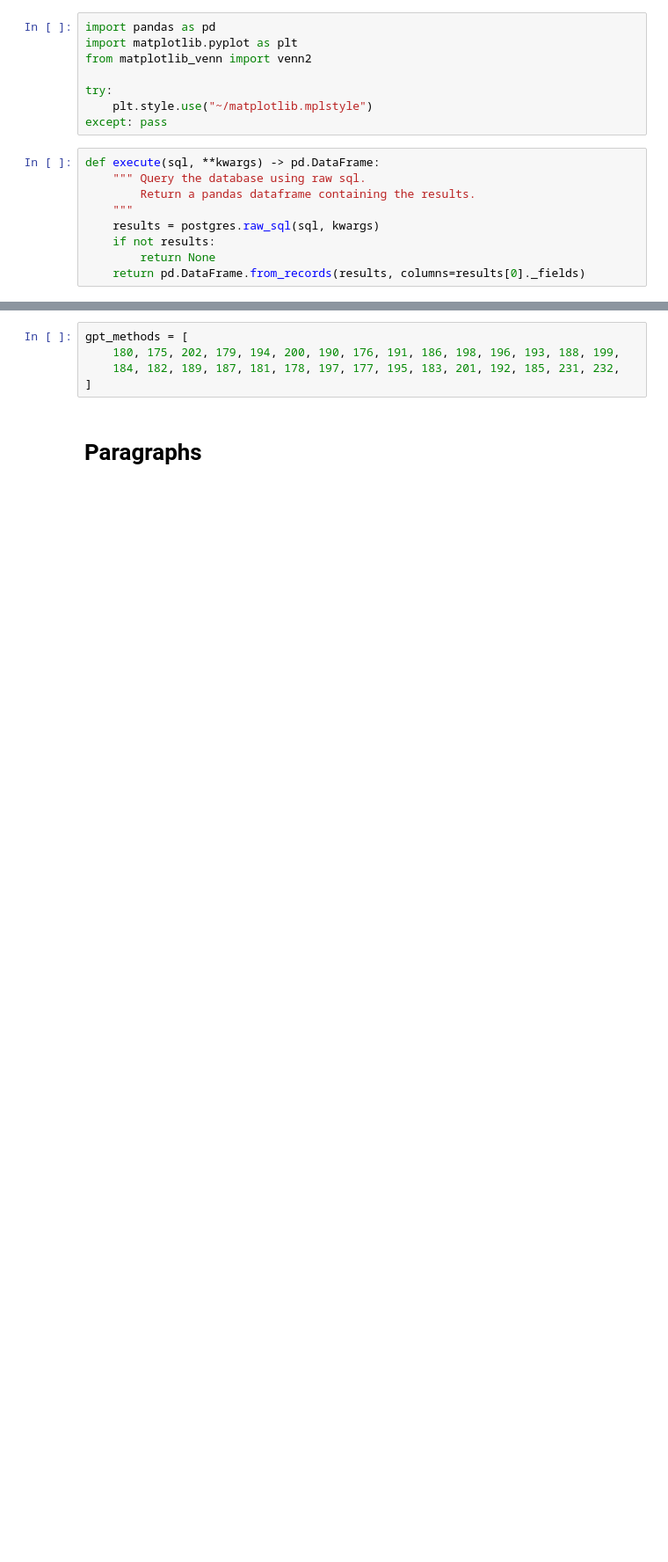
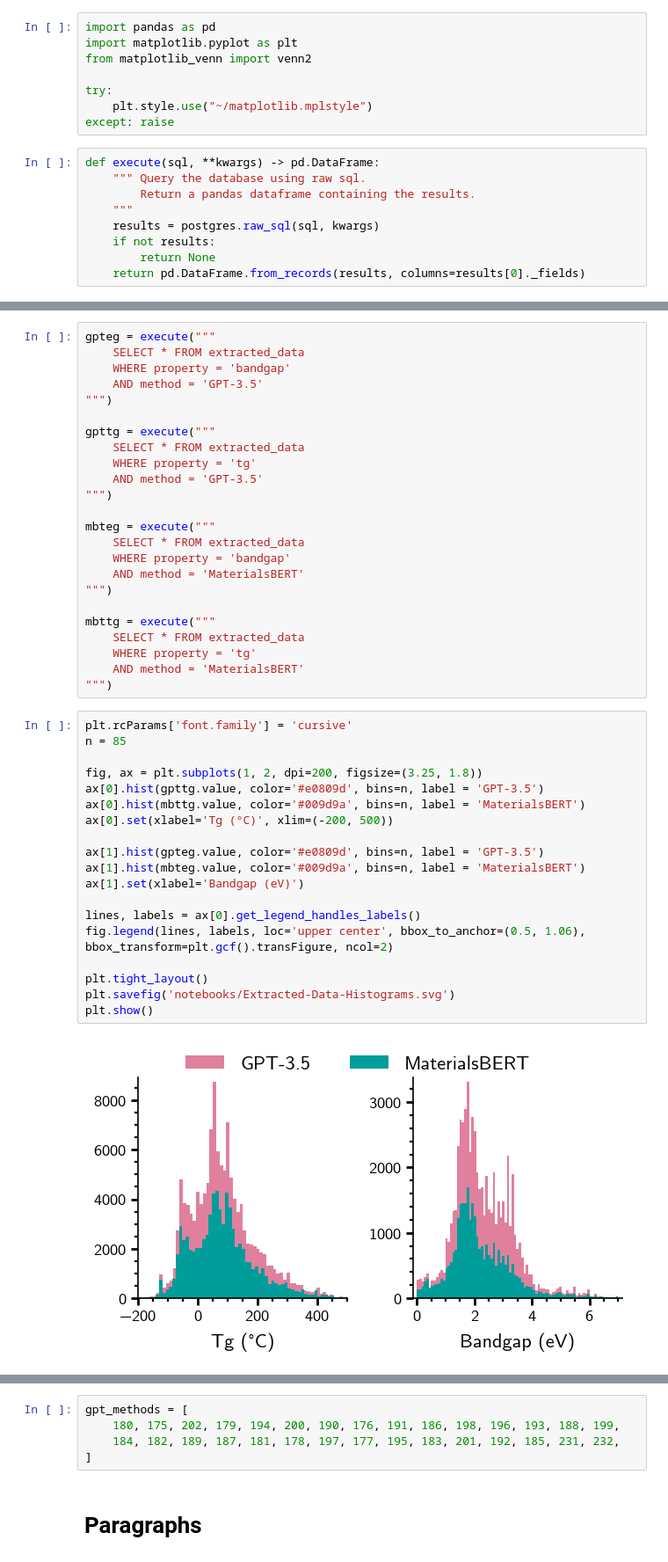
Before and after one commit to Ramprasad-Group/PromptDataExtraction, a Jupyter notebook: notebooks/GPT_vs_MBert.ipynb, the cells around one changed output, grey strips where cells are left out. Shown at 88% size. Drawn from its saved outputs; the diff is of its cells as text; blank space fills up the shorter version.

Commit message:
Add overlayed histograms

```diff
--- a/notebooks/GPT_vs_MBert.ipynb
+++ b/notebooks/GPT_vs_MBert.ipynb
@@ -22,7 +21,7 @@ from matplotlib_venn import venn2
 
 try:
     plt.style.use("~/matplotlib.mplstyle")
-except: pass
+except: raise
 # %%
 def execute(sql, **kwargs) -> pd.DataFrame:
     """ Query the database using raw sql.
@@ -34,0 +36,45 @@ def execute(sql, **kwargs) -> pd.DataFrame:
+# %%
+gpteg = execute("""
+    SELECT * FROM extracted_data
+    WHERE property = 'bandgap'
+    AND method = 'GPT-3.5'
+""")
+
+gpttg = execute("""
+    SELECT * FROM extracted_data
+    WHERE property = 'tg'
+    AND method = 'GPT-3.5'
+""")
+
+mbteg = execute("""
+    SELECT * FROM extracted_data
+    WHERE property = 'bandgap'
+    AND method = 'MaterialsBERT'
+""")
+
+mbttg = execute("""
+    SELECT * FROM extracted_data
+    WHERE property = 'tg'
+    AND method = 'MaterialsBERT'
+""")
+# %%
+plt.rcParams['font.family'] = 'cursive'
+n = 85
+
+fig, ax = plt.subplots(1, 2, dpi=200, figsize=(3.25, 1.8))
+ax[0].hist(gpttg.value, color='#e0809d', bins=n, label = 'GPT-3.5')
+ax[0].hist(mbttg.value, color='#009d9a', bins=n, label = 'MaterialsBERT')
+ax[0].set(xlabel='Tg (°C)', xlim=(-200, 500))
+
+ax[1].hist(gpteg.value, color='#e0809d', bins=n, label = 'GPT-3.5')
+ax[1].hist(mbteg.value, color='#009d9a', bins=n, label = 'MaterialsBERT')
+ax[1].set(xlabel='Bandgap (eV)')
+
+lines, labels = ax[0].get_legend_handles_labels()
+fig.legend(lines, labels, loc='upper center', bbox_to_anchor=(0.5, 1.06), bbox_transform=plt.gcf().transFigure, ncol=2)
+
+plt.tight_layout()
+plt.savefig('notebooks/Extracted-Data-Histograms.svg')
+plt.show()
+# %% [output]
+[figure, added]
```
Also changed, not shown: parts of 3 cells of this notebook.
